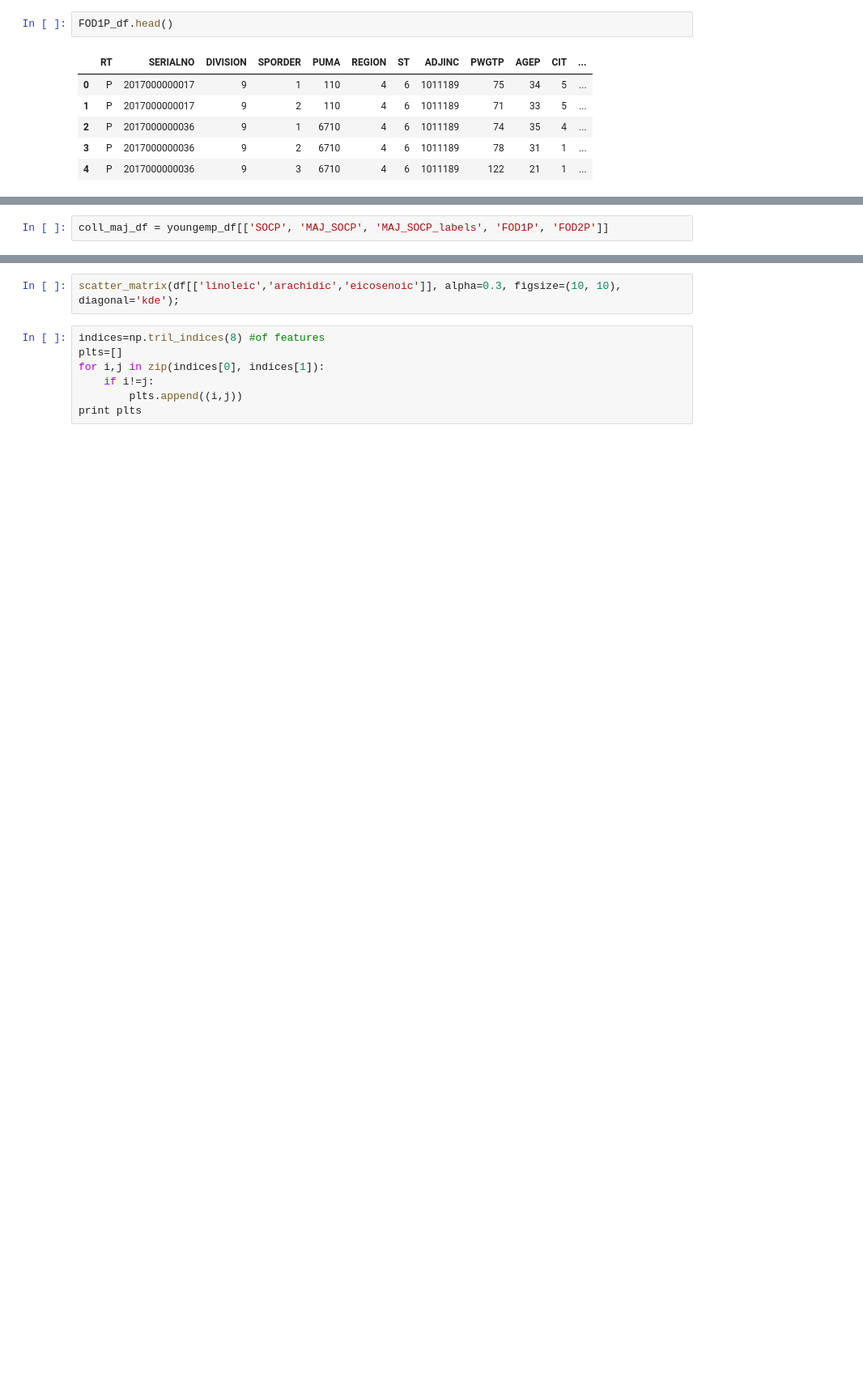
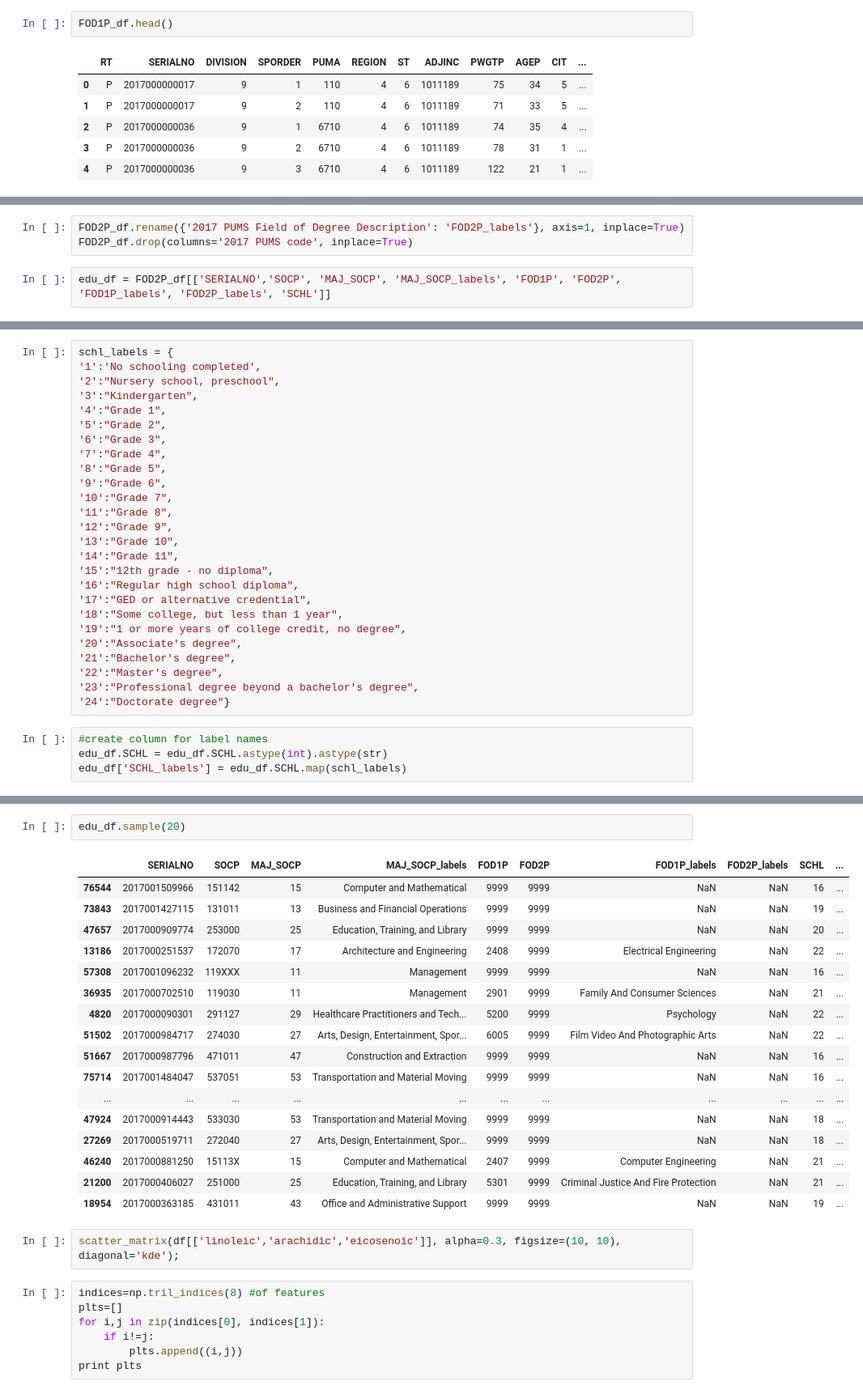
Before and after one commit to DMSaunders/Recommending-Paths-to-Occupations, a Jupyter notebook: notebooks/capstone_all_feature_eda.ipynb, the cells around one changed output, grey strips where cells are left out. Shown at 81% size. Saved outputs shown, nothing was run; the diff lists cells and outputs as text; blank space fills up the shorter version.

```diff
--- a/notebooks/capstone_all_feature_eda.ipynb
+++ b/notebooks/capstone_all_feature_eda.ipynb
@@ -708,2 +728,5 @@ ValueError: You are trying to merge on float64 and object columns. If you wish t
+# %%
+FOD2P_df.rename({'2017 PUMS Field of Degree Description': 'FOD2P_labels'}, axis=1, inplace=True)
+FOD2P_df.drop(columns='2017 PUMS code', inplace=True)
 # %%
-coll_maj_df = youngemp_df[['SOCP', 'MAJ_SOCP', 'MAJ_SOCP_labels', 'FOD1P', 'FOD2P']]
+edu_df = FOD2P_df[['SERIALNO','SOCP', 'MAJ_SOCP', 'MAJ_SOCP_labels', 'FOD1P', 'FOD2P', 'FOD1P_labels', 'FOD2P_labels', 'SCHL']]
@@ -709,0 +747,30 @@ coll_maj_df = youngemp_df[['SOCP', 'MAJ_SOCP', 'MAJ_SOCP_labels', 'FOD1P', 'FOD2
+# %%
+schl_labels = {
+'1':'No schooling completed',
+'2':"Nursery school, preschool",
+'3':"Kindergarten",
+'4':"Grade 1",
+'5':"Grade 2",
+'6':"Grade 3",
+'7':"Grade 4",
+'8':"Grade 5",
+'9':"Grade 6",
+'10':"Grade 7",
+'11':"Grade 8",
+'12':"Grade 9",
+'13':"Grade 10",
+'14':"Grade 11",
+'15':"12th grade - no diploma",
+'16':"Regular high school diploma",
+'17':"GED or alternative credential",
+'18':"Some college, but less than 1 year",
+'19':"1 or more years of college credit, no degree",
+'20':"Associate's degree",
+'21':"Bachelor's degree",
+'22':"Master's degree",
+'23':"Professional degree beyond a bachelor's degree",
+'24':"Doctorate degree"}
+# %%
+#create column for label names
+edu_df.SCHL = edu_df.SCHL.astype(int).astype(str)
+edu_df['SCHL_labels'] = edu_df.SCHL.map(schl_labels)
@@ -710,3 +788,23 @@ coll_maj_df = youngemp_df[['SOCP', 'MAJ_SOCP', 'MAJ_SOCP_labels', 'FOD1P', 'FOD2
+# %%
+edu_df.sample(20)
+# %% [output]
+|  | SERIALNO | SOCP | MAJ_SOCP | MAJ_SOCP_labels | FOD1P | FOD2P | FOD1P_labels | FOD2P_labels | SCHL | ... |
+| 76544 | 2017001509966 | 151142 | 15 | Computer and Mathematical | 9999 | 9999 | NaN | NaN | 16 | ... |
+| 73843 | 2017001427115 | 131011 | 13 | Business and Financial Operations | 9999 | 9999 | NaN | NaN | 19 | ... |
+| 47657 | 2017000909774 | 253000 | 25 | Education, Training, and Library | 9999 | 9999 | NaN | NaN | 20 | ... |
+| 13186 | 2017000251537 | 172070 | 17 | Architecture and Engineering | 2408 | 9999 | Electrical Engineering | NaN | 22 | ... |
+| 57308 | 2017001096232 | 119XXX | 11 | Management | 9999 | 9999 | NaN | NaN | 16 | ... |
+| 36935 | 2017000702510 | 119030 | 11 | Management | 2901 | 9999 | Family And Consumer Sciences | NaN | 21 | ... |
+| 4820 | 2017000090301 | 291127 | 29 | Healthcare Practitioners and Tech... | 5200 | 9999 | Psychology | NaN | 22 | ... |
+| 51502 | 2017000984717 | 274030 | 27 | Arts, Design, Entertainment, Spor... | 6005 | 9999 | Film Video And Photographic Arts | NaN | 22 | ... |
+| 51667 | 2017000987796 | 471011 | 47 | Construction and Extraction | 9999 | 9999 | NaN | NaN | 16 | ... |
+| 75714 | 2017001484047 | 537051 | 53 | Transportation and Material Moving | 9999 | 9999 | NaN | NaN | 16 | ... |
+| ... | ... | ... | ... | ... | ... | ... | ... | ... | ... | ... |
+| 47924 | 2017000914443 | 533030 | 53 | Transportation and Material Moving | 9999 | 9999 | NaN | NaN | 18 | ... |
+| 27269 | 2017000519711 | 272040 | 27 | Arts, Design, Entertainment, Spor... | 9999 | 9999 | NaN | NaN | 18 | ... |
+| 46240 | 2017000881250 | 15113X | 15 | Computer and Mathematical | 2407 | 9999 | Computer Engineering | NaN | 21 | ... |
+| 21200 | 2017000406027 | 251000 | 25 | Education, Training, and Library | 5301 | 9999 | Criminal Justice And Fire Protection | NaN | 21 | ... |
+| 18954 | 2017000363185 | 431011 | 43 | Office and Administrative Support | 9999 | 9999 | NaN | NaN | 19 | ... |
 # %%
 scatter_matrix(df[['linoleic','arachidic','eicosenoic']], alpha=0.3, figsize=(10, 10), diagonal='kde');
 # %%
```
Also changed, not shown: parts of 8 cells of this notebook, 2 other files.
